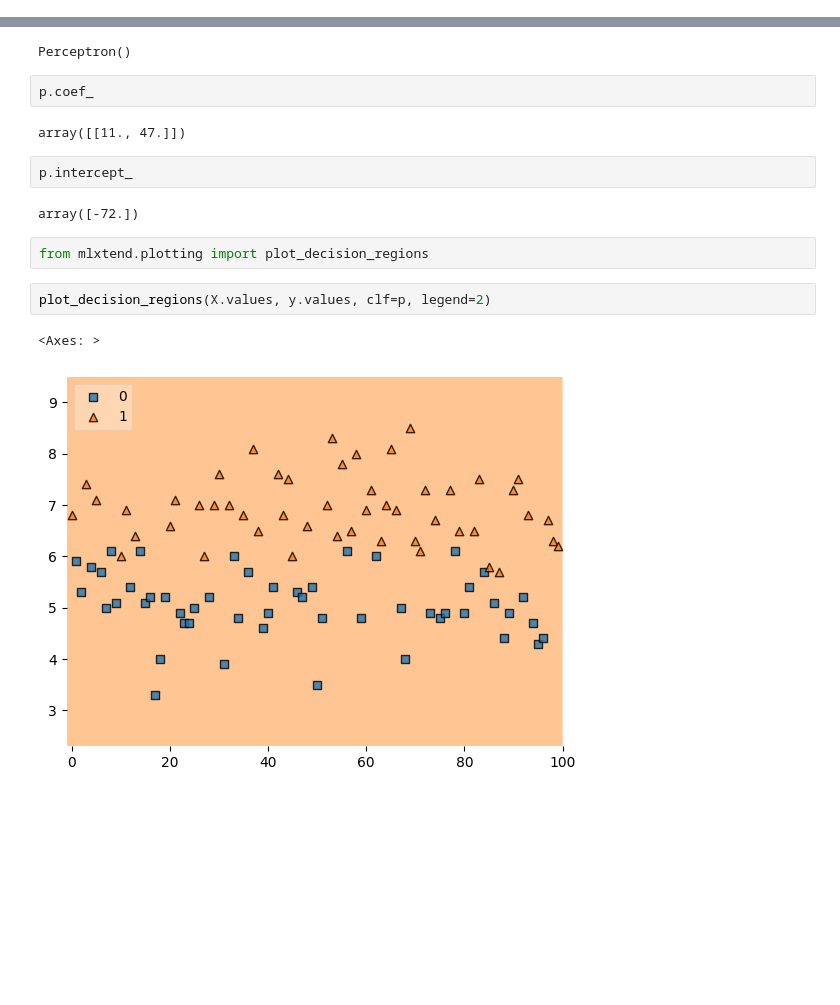
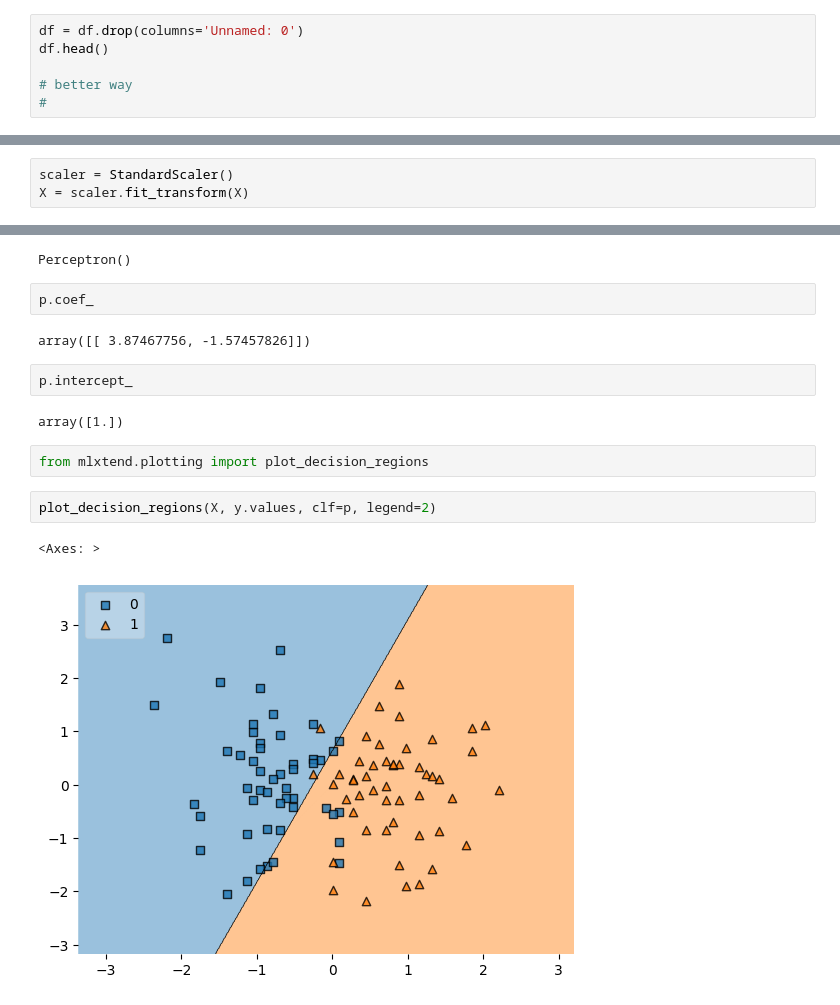
Before and after one commit to user23052036/Nural_Network, a Jupyter notebook: Notebook/Perceptron/perceptron-demo.ipynb, the cells around one changed output, grey strips where cells are left out. Cells and saved outputs as stored; diff of their text form; blank space fills up the shorter version.

```diff
--- a/Notebook/perceptron-demo.ipynb
+++ b/Notebook/Perceptron/perceptron-demo.ipynb
@@ -17,3 +23,9 @@ df.head()
 | 2 | 2 | 5.3 | 121.0 | 0 |
 | 3 | 3 | 7.4 | 132.0 | 1 |
 | 4 | 4 | 5.8 | 142.0 | 0 |
+# %%
+df = df.drop(columns='Unnamed: 0')
+df.head()
+
+# better way
+#
@@ -25,3 +44,6 @@ sns.scatterplot(x=df['cgpa'], y=df['iq'], hue=df['placement'])
 # %%
 X = df.iloc[:,0:2]
 y = df.iloc[:,-1]
+# %%
+scaler = StandardScaler()
+X = scaler.fit_transform(X)
@@ -34,15 +91,15 @@ Perceptron()
 # %%
 p.coef_
 # %% [output]
-array([[11., 47.]])
+array([[ 3.87467756, -1.57457826]])
 # %%
 p.intercept_
 # %% [output]
-array([-72.])
+array([1.])
 # %%
 from mlxtend.plotting import plot_decision_regions
 # %%
-plot_decision_regions(X.values, y.values, clf=p, legend=2)
+plot_decision_regions(X, y.values, clf=p, legend=2)
 # %% [output]
 <Axes: >
-[figure, old version]
+[figure, new version]
```
Also changed, not shown: parts of 5 cells of this notebook, 2 other files.
